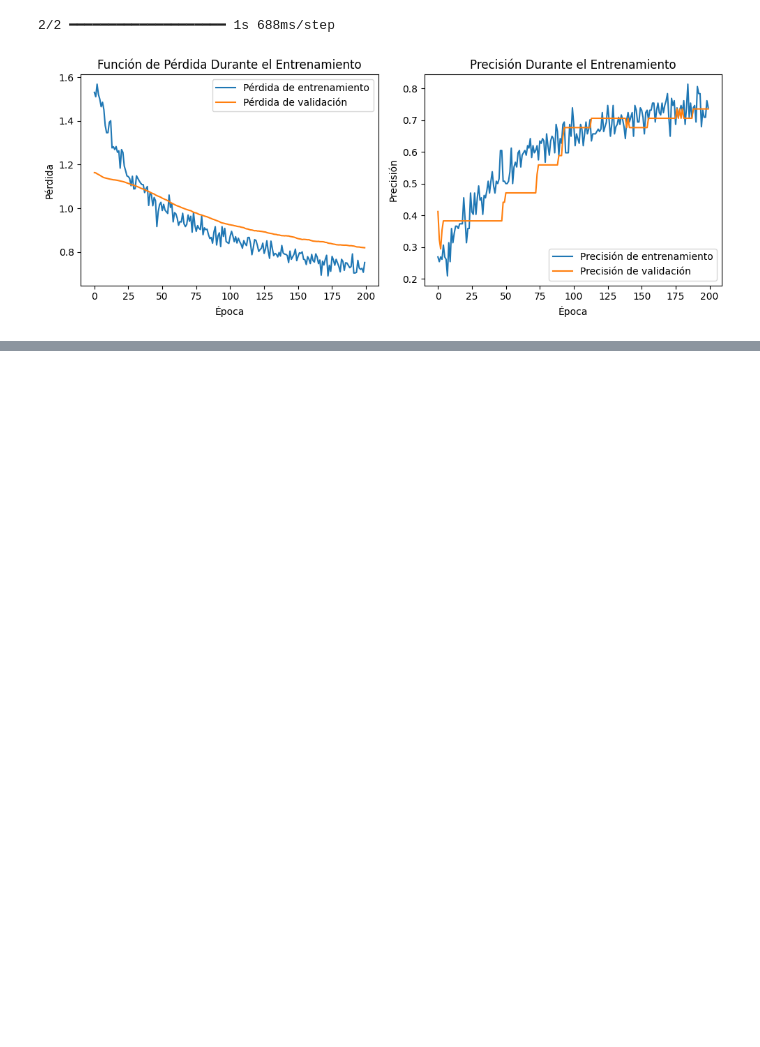
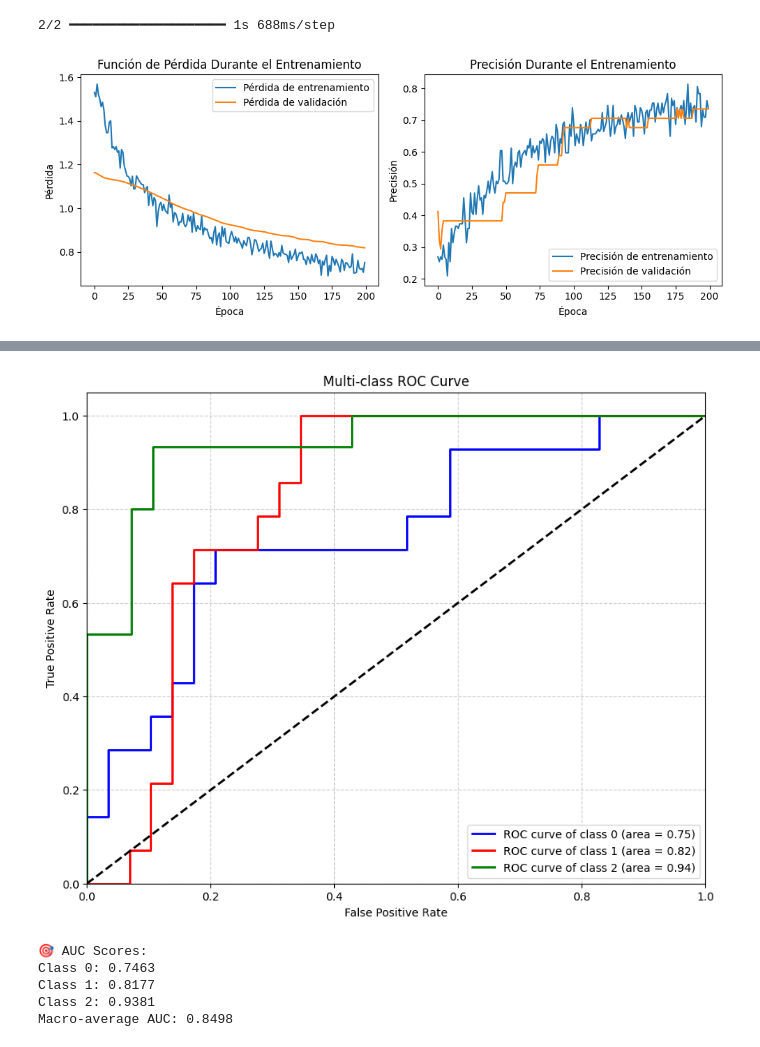
Before and after one commit to jechavarria12/World_GDP_Neural_netowrk, a Jupyter notebook: Copia_de_world_bank_neural_network.ipynb, the cells around one changed output, grey strips where cells are left out. Cells and saved outputs as stored; diff of their text form; code cells hidden in the pictures; blank space fills up the shorter version.

```diff
--- a/Copia_de_world_bank_neural_network.ipynb
+++ b/Copia_de_world_bank_neural_network.ipynb
@@ -939,0 +941,63 @@ ValueError: y should be a 1d array, got an array of shape (43, 3) instead.
+# %%
+# ======================
+# 7. ROC CURVE VISUALIZATION
+# ======================
+from sklearn.metrics import roc_curve, auc
+from itertools import cycle
+
+# Get the predicted probabilities for the test set
+y_pred_proba = best_model.predict(X_test_final)
+
+# Variables for plotting
+n_classes = 3
+fpr = dict()
+tpr = dict()
+roc_auc = dict()
+
+# Calculate ROC curve and ROC area for each class (one-vs-rest)
+for i in range(n_classes):
+    fpr[i], tpr[i], _ = roc_curve(y_test_onehot[:, i], y_pred_proba[:, i])
+    roc_auc[i] = auc(fpr[i], tpr[i])
+
+# Plot all ROC curves
+plt.figure(figsize=(10, 8))
+colors = cycle(['blue', 'red', 'green'])
+for i, color in zip(range(n_classes), colors):
+    plt.plot(fpr[i], tpr[i], color=color, lw=2,
+             label='ROC curve of class {0} (area = {1:0.2f})'.format(i, roc_auc[i]))
+
+# Plot diagonal line (random classifier)
+plt.plot([0, 1], [0, 1], 'k--', lw=2)
+
+# Set plot parameters
+plt.xlim([0.0, 1.0])
+plt.ylim([0.0, 1.05])
+plt.xlabel('False Positive Rate')
+plt.ylabel('True Positive Rate')
+plt.title('Multi-class ROC Curve')
+plt.legend(loc="lower right")
+
+# Add grid for better readability
+plt.grid(True, linestyle='--', alpha=0.6)
+
+# Save the plot
+plt.savefig('multiclass_roc_curve.png', dpi=300, bbox_inches='tight')
+
+# Show the plot
+plt.show()
+
+# Print AUC scores
+print("\n🎯 AUC Scores:")
+for i in range(n_classes):
+    print(f"Class {i}: {roc_auc[i]:.4f}")
+
+# Calculate macro-average ROC curve and ROC area
+all_fpr = np.unique(np.concatenate([fpr[i] for i in range(n_classes)]))
+mean_tpr = np.zeros_like(all_fpr)
+for i in range(n_classes):
+    mean_tpr += np.interp(all_fpr, fpr[i], tpr[i])
+mean_tpr /= n_classes
+
+macro_roc_auc = auc(all_fpr, mean_tpr)
+print(f"Macro-average AUC: {macro_roc_auc:.4f}")
+# %% [output]
@@ -939,0 +1005,6 @@ ValueError: y should be a 1d array, got an array of shape (43, 3) instead.
+[figure, added]
+🎯 AUC Scores:
+Class 0: 0.7463
+Class 1: 0.8177
+Class 2: 0.9381
+Macro-average AUC: 0.8498
```
Also changed, not shown: parts of 9 cells of this notebook.
